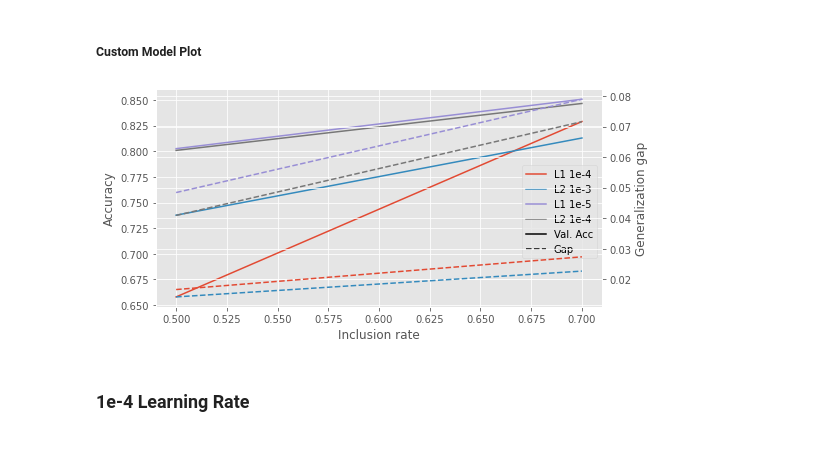
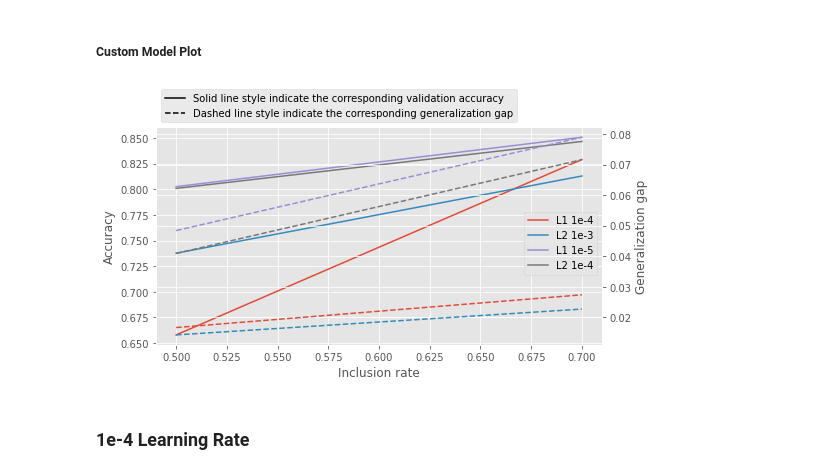
Before and after one commit to Mushinako/mlpractical, a Jupyter notebook: notebooks/Coursework_1.ipynb, the cells around one changed output. Cells and saved outputs as stored; diff of their text form; code cells hidden in the pictures; blank space fills up the shorter version.

Commit message:
Custom model graphs v2

```diff
--- a/notebooks/Coursework_1.ipynb
+++ b/notebooks/Coursework_1.ipynb
@@ -560,13 +560,17 @@ def plot_fig_4_custom(
         acc, gap = plot_fig_4_custom_l(cleaned_data, penalty, (ax1, ax2))
         lines += acc
         labels.append(penalty)
-    lines += [
+    note_lines = [
         Line2D([0], [0], color="black", linestyle="-"),
         Line2D([0], [0], color="black", linestyle="--"),
     ]
-    labels += ["Val. Acc", "Gap"]
+    note_labels = [
+        "Solid line style indicate the corresponding validation accuracy",
+        "Dashed line style indicate the corresponding generalization gap",
+    ]
 
     ax1.legend(lines, labels, loc=legend_loc, bbox_to_anchor=legend_bbox_to_anchor)
+    ax2.legend(note_lines, note_labels, loc="lower left", bbox_to_anchor=(0, 1))
     ax1.set_xlabel("Inclusion rate")
     ax1.set_ylabel("Accuracy")
     ax2.set_ylabel("Generalization gap")
@@ -870,10 +874,10 @@ Dropout 0.5 & L2 1e-4: error(train)=3.74e-01, acc(train)=8.68e-01, error(valid)=
 ##### Custom Model Plot
 # %%
 plot_fig_4_custom(
-    data_combined, legend_loc="lower right", legend_bbox_to_anchor=(1, 0.2)
+    data_combined, legend_loc="lower right", legend_bbox_to_anchor=(1, 0.3)
 )
 # %% [output]
-[figure, old version]
+[figure, new version]
 # %% [markdown]
 ### 1e-4 Learning Rate
 # %% [markdown]
```
Also changed, not shown: parts of 1 cell of this notebook.
